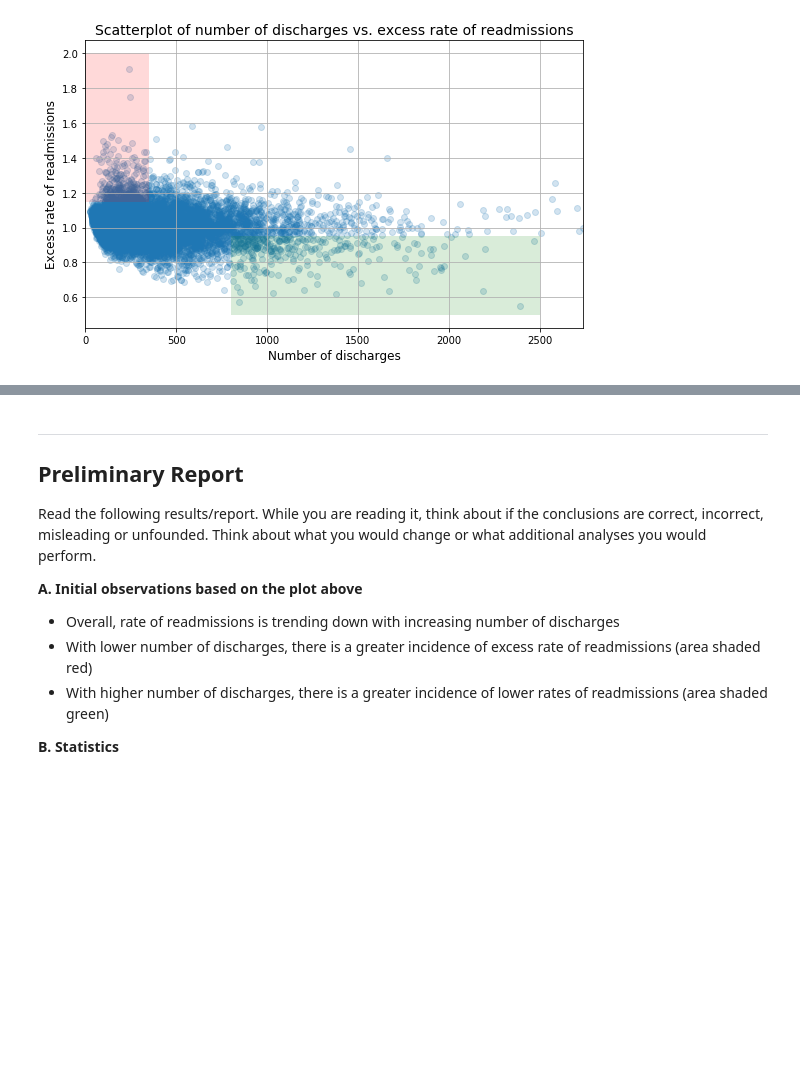
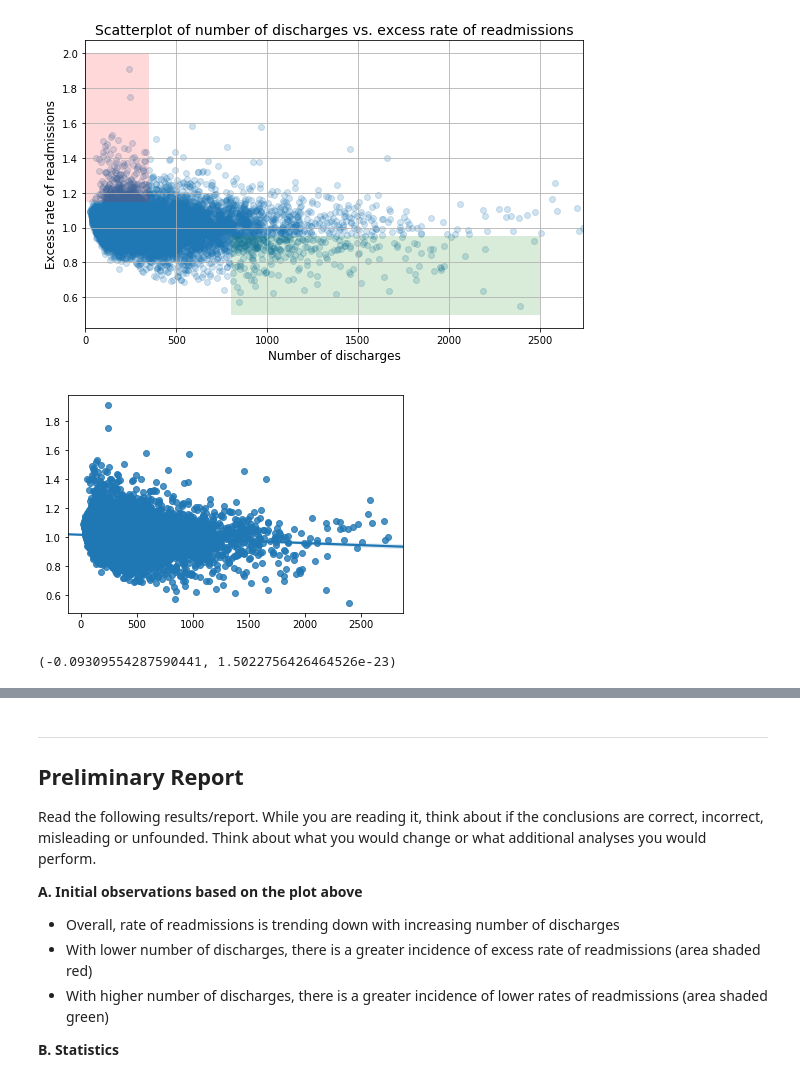
Before and after one commit to coopercunliffe/Springboard, a Jupyter notebook: hospital_readmit/sliderule_dsi_inferential_statistics_exercise_3.ipynb, the cells around one changed output, grey strips where cells are left out. Drawn from its saved outputs; the diff is of its cells as text; code cells hidden in the pictures; blank space fills up the shorter version.

```diff
--- a/hospital_readmit/sliderule_dsi_inferential_statistics_exercise_3.ipynb
+++ b/hospital_readmit/sliderule_dsi_inferential_statistics_exercise_3.ipynb
@@ -49,7 +51,7 @@ clean_hospital_read_df[-5:-1]
 # %%
 # deal with missing and inconvenient portions of data
 clean_hospital_read_df = hospital_read_df[hospital_read_df['Number of Discharges'] != 'Not Available']
-clean_hospital_read_df.loc[:, 'Number of Discharges'] = clean_hospital_read_df['Number of Discharges'].astype(int)
+clean_hospital_read_df['Number of Discharges'] = clean_hospital_read_df['Number of Discharges'].astype(int)
 clean_hospital_read_df = clean_hospital_read_df.sort_values('Number of Discharges')
 # %% [output]
 A value is trying to be set on a copy of a slice from a DataFrame.
@@ -78,3 +80,17 @@ ax.grid(True)
 fig.tight_layout()
 # %% [output]
 [figure]
+# %%
+sns.regplot(data=clean_hospital_read_df, x=x, y=y)
+plt.show()
+# %% [output]
+[figure, added]
+# %%
+def r_value(data):
+    x = data.iloc[:,0]
+    y = data.iloc[:,1]
+    return stats.pearsonr(x, y)
+
+r_value(df_small)
+# %% [output]
+(-0.09309554287590441, 1.5022756426464526e-23)
```
Also changed, not shown: parts of 10 cells of this notebook, 8 other files.
